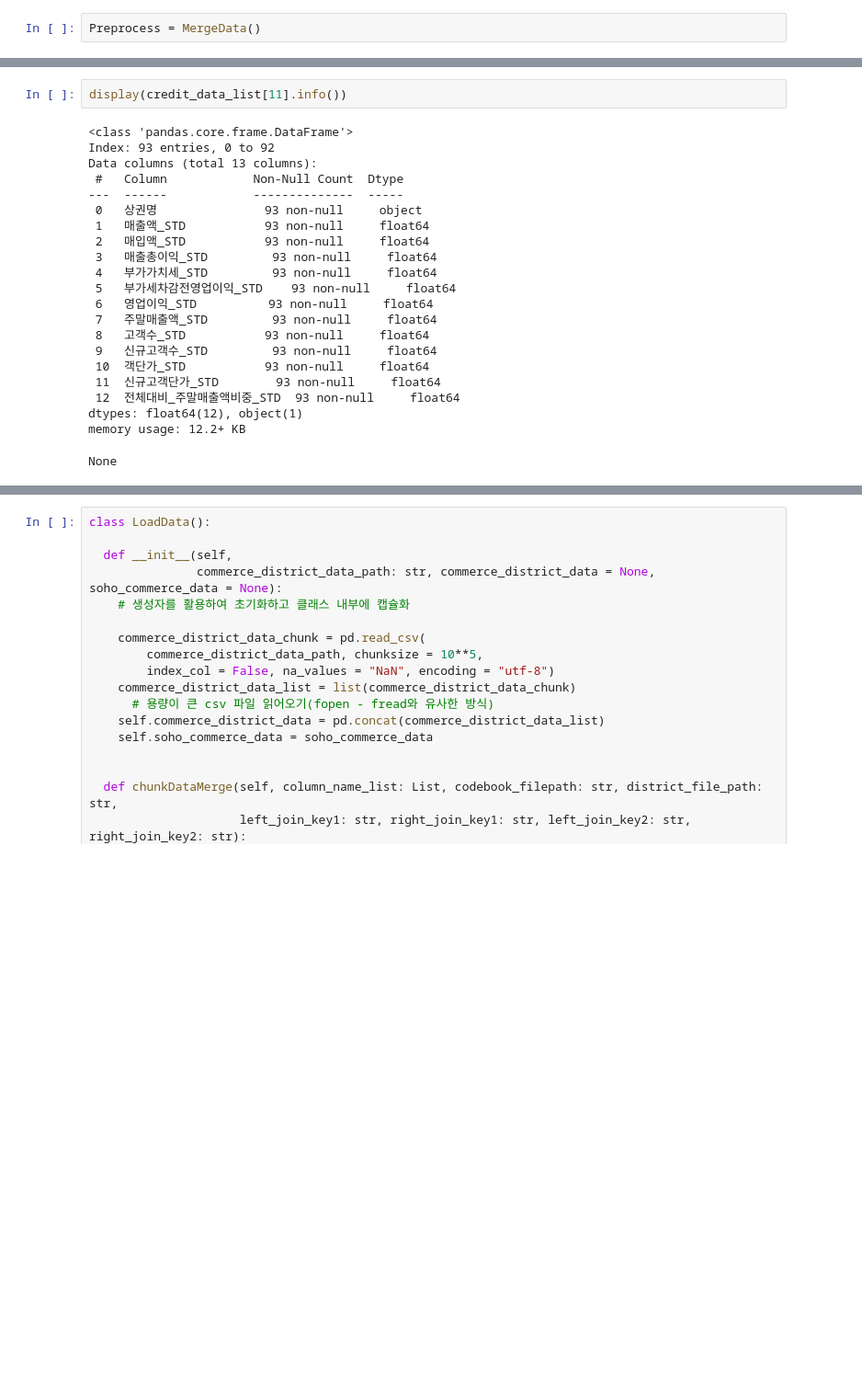
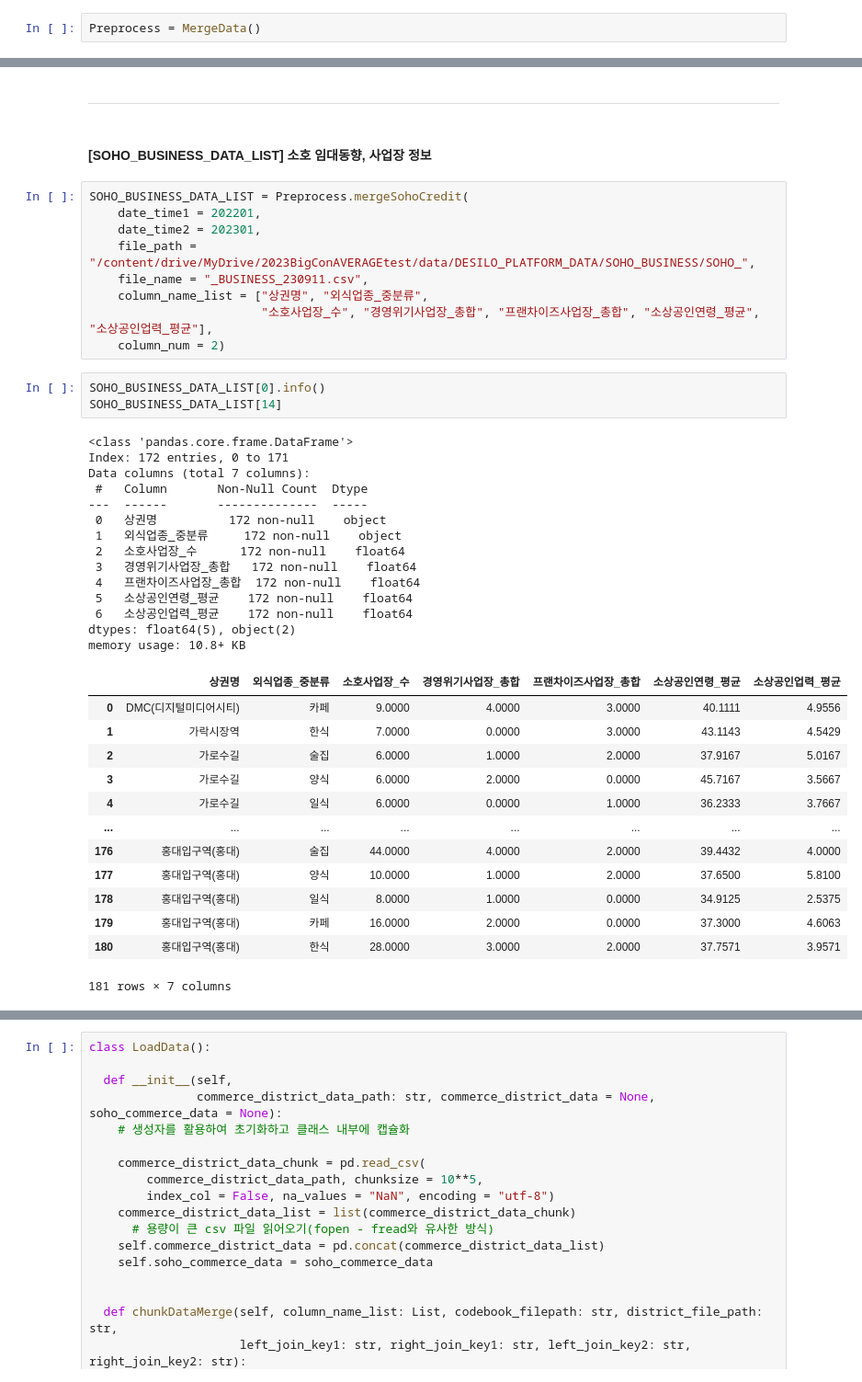
Before and after one commit to Gayeon6423/2023BigContest, a Jupyter notebook: [KCD_SOHO]_DATA_MERGE.ipynb, the cells around one changed output, grey strips where cells are left out. Shown at 92% size. Saved outputs shown, nothing was run; the diff lists cells and outputs as text; blank space fills up the shorter version.

````diff
--- a/[KCD_SOHO]_DATA_MERGE.ipynb
+++ b/[KCD_SOHO]_DATA_MERGE.ipynb
@@ -70,25 +135,45 @@ credit_data_list = Preprocess.mergeSohoCredit(
 ```
-# %%
-display(credit_data_list[11].info())
-# %% [output]
-<class 'pandas.core.frame.DataFrame'>
-Index: 93 entries, 0 to 92
-Data columns (total 13 columns):
- #   Column            Non-Null Count  Dtype
----  ------            --------------  -----
- 0   상권명               93 non-null     object
- 1   매출액_STD           93 non-null     float64
- 2   매입액_STD           93 non-null     float64
- 3   매출총이익_STD         93 non-null     float64
- 4   부가가치세_STD         93 non-null     float64
- 5   부가세차감전영업이익_STD    93 non-null     float64
- 6   영업이익_STD          93 non-null     float64
- 7   주말매출액_STD         93 non-null     float64
- 8   고객수_STD           93 non-null     float64
- 9   신규고객수_STD         93 non-null     float64
- 10  객단가_STD           93 non-null     float64
- 11  신규고객단가_STD        93 non-null     float64
- 12  전체대비_주말매출액비중_STD  93 non-null     float64
-dtypes: float64(12), object(1)
-memory usage: 12.2+ KB
-None
+# %% [markdown]
+---
+# %% [markdown]
+#### [SOHO_BUSINESS_DATA_LIST] 소호 임대동향, 사업장 정보
+# %%
+SOHO_BUSINESS_DATA_LIST = Preprocess.mergeSohoCredit(
+    date_time1 = 202201,
+    date_time2 = 202301,
+    file_path = "/content/drive/MyDrive/2023BigConAVERAGEtest/data/DESILO_PLATFORM_DATA/SOHO_BUSINESS/SOHO_",
+    file_name = "_BUSINESS_230911.csv",
+    column_name_list = ["상권명", "외식업종_중분류",
+                        "소호사업장_수", "경영위기사업장_총합", "프랜차이즈사업장_총합", "소상공인연령_평균", "소상공인업력_평균"],
+    column_num = 2)
+# %%
+SOHO_BUSINESS_DATA_LIST[0].info()
+SOHO_BUSINESS_DATA_LIST[14]
+# %% [output]
+<class 'pandas.core.frame.DataFrame'>
+Index: 172 entries, 0 to 171
+Data columns (total 7 columns):
+ #   Column       Non-Null Count  Dtype
+---  ------       --------------  -----
+ 0   상권명          172 non-null    object
+ 1   외식업종_중분류     172 non-null    object
+ 2   소호사업장_수      172 non-null    float64
+ 3   경영위기사업장_총합   172 non-null    float64
+ 4   프랜차이즈사업장_총합  172 non-null    float64
+ 5   소상공인연령_평균    172 non-null    float64
+ 6   소상공인업력_평균    172 non-null    float64
+dtypes: float64(5), object(2)
+memory usage: 10.8+ KB
+|  | 상권명 | 외식업종_중분류 | 소호사업장_수 | 경영위기사업장_총합 | 프랜차이즈사업장_총합 | 소상공인연령_평균 | 소상공인업력_평균 |
+| 0 | DMC(디지털미디어시티) | 카페 | 9.0000 | 4.0000 | 3.0000 | 40.1111 | 4.9556 |
+| 1 | 가락시장역 | 한식 | 7.0000 | 0.0000 | 3.0000 | 43.1143 | 4.5429 |
+| 2 | 가로수길 | 술집 | 6.0000 | 1.0000 | 2.0000 | 37.9167 | 5.0167 |
+| 3 | 가로수길 | 양식 | 6.0000 | 2.0000 | 0.0000 | 45.7167 | 3.5667 |
+| 4 | 가로수길 | 일식 | 6.0000 | 0.0000 | 1.0000 | 36.2333 | 3.7667 |
+| ... | ... | ... | ... | ... | ... | ... | ... |
+| 176 | 홍대입구역(홍대) | 술집 | 44.0000 | 4.0000 | 2.0000 | 39.4432 | 4.0000 |
+| 177 | 홍대입구역(홍대) | 양식 | 10.0000 | 1.0000 | 2.0000 | 37.6500 | 5.8100 |
+| 178 | 홍대입구역(홍대) | 일식 | 8.0000 | 1.0000 | 0.0000 | 34.9125 | 2.5375 |
+| 179 | 홍대입구역(홍대) | 카페 | 16.0000 | 2.0000 | 0.0000 | 37.3000 | 4.6063 |
+| 180 | 홍대입구역(홍대) | 한식 | 28.0000 | 3.0000 | 2.0000 | 37.7571 | 3.9571 |
+181 rows × 7 columns
````
Also changed, not shown: parts of 20 cells of this notebook.
